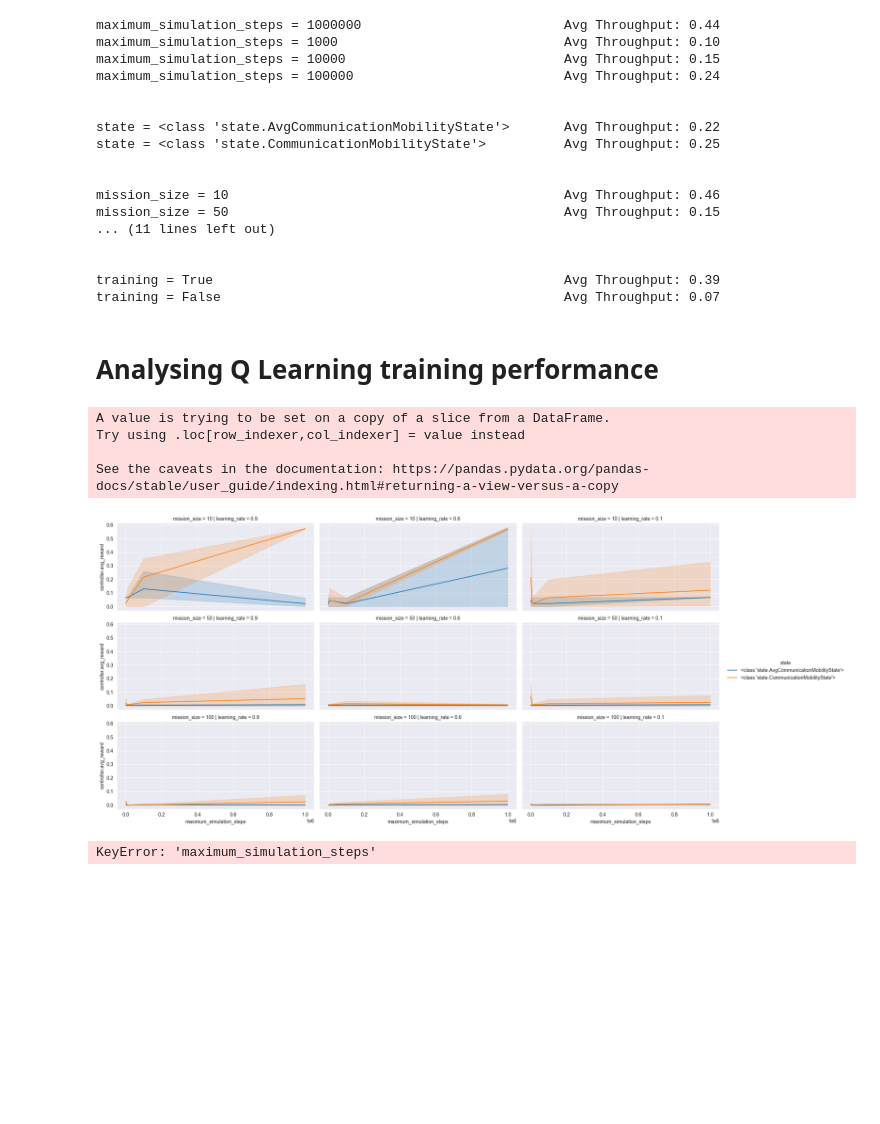
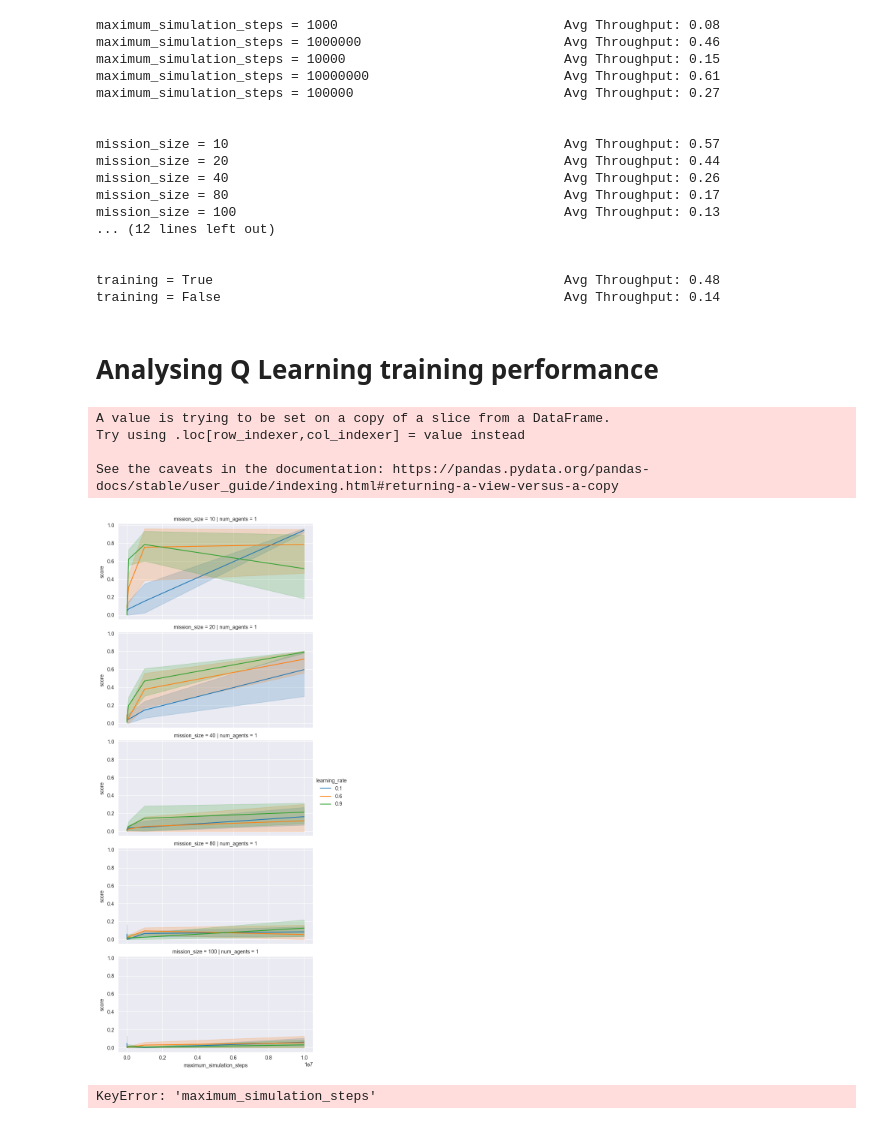
Before and after one commit to Thlamz/gradys-simple-simulation, a Jupyter notebook: analysis/result_analysis.ipynb, the cells around one changed output. Cells and saved outputs as stored; diff of their text form; code cells hidden in the pictures; blank space fills up the shorter version.

```diff
--- a/analysis/result_analysis.ipynb
+++ b/analysis/result_analysis.ipynb
@@ -6,7 +6,7 @@ import json
 import plotly.express as px
 import plotly.graph_objects as go
 # %%
-with open("./result.json", "r") as file:
+with open("./results.json", "r") as file:
     result_file = json.loads(file.read())
 # %%
 result_df = pd.json_normalize(result_file['results'])
@@ -145,39 +144,39 @@ for column in variable_columns:
         print(f"{column} = {value}".ljust(60) + f"Avg Throughput: {result_df[result_df[column] == value]['score'].mean() :.2f}")
     print("\n")
 # %% [output]
-maximum_simulation_steps = 1000000                          Avg Throughput: 0.44
-maximum_simulation_steps = 1000                             Avg Throughput: 0.10
+maximum_simulation_steps = 1000                             Avg Throughput: 0.08
+maximum_simulation_steps = 1000000                          Avg Throughput: 0.46
 maximum_simulation_steps = 10000                            Avg Throughput: 0.15
-maximum_simulation_steps = 100000                           Avg Throughput: 0.24
+maximum_simulation_steps = 10000000                         Avg Throughput: 0.61
+maximum_simulation_steps = 100000                           Avg Throughput: 0.27
 
 
-state = <class 'state.AvgCommunicationMobilityState'>       Avg Throughput: 0.22
-state = <class 'state.CommunicationMobilityState'>          Avg Throughput: 0.25
+mission_size = 10                                           Avg Throughput: 0.57
+mission_size = 20                                           Avg Throughput: 0.44
+mission_size = 40                                           Avg Throughput: 0.26
+mission_size = 80                                           Avg Throughput: 0.17
+mission_size = 100                                          Avg Throughput: 0.13
+... (12 lines left out)
 
 
-mission_size = 10                                           Avg Throughput: 0.46
-mission_size = 50                                           Avg Throughput: 0.15
-... (11 lines left out)
-
-
-training = True                                             Avg Throughput: 0.39
-training = False                                            Avg Throughput: 0.07
+training = True                                             Avg Throughput: 0.48
+training = False                                            Avg Throughput: 0.14
 # %% [markdown]
 # Analysing Q Learning training performance
 # %%
 q_learning_testing = result_df[result_df['controller'].str.contains('QLearning') & (result_df['training'] == 'False')]
 q_learning_testing['maximum_simulation_steps'] = pd.to_numeric(q_learning_testing['maximum_simulation_steps'])
 
-grid = sns.FacetGrid(q_learning_testing, row='mission_size', col='learning_rate', hue='state', aspect=2)
-grid.map_dataframe(sns.lineplot, x='maximum_simulation_steps', y='controller.avg_reward')
+grid = sns.FacetGrid(q_learning_testing, row='mission_size', col='num_agents', hue='learning_rate', aspect=2)
+grid.map_dataframe(sns.lineplot, x='maximum_simulation_steps', y='score')
 grid.add_legend()
 plt.show()
 # %% [output]
 A value is trying to be set on a copy of a slice from a DataFrame.
 Try using .loc[row_indexer,col_indexer] = value instead
 
 See the caveats in the documentation: https://pandas.pydata.org/pandas-docs/stable/user_guide/indexing.html#returning-a-view-versus-a-copy
-[figure, old version]
+[figure, new version]
 # %%
 q_learning_training = result_df[result_df['controller'].str.contains('QLearning') & (result_df['training'] == 'True')]
 q_learning_training.sort_values('maximum_simulation_steps', axis=1).groupby('maximum_simulation_steps')['avg_throughput'].mean().plot()
```
Also changed, not shown: parts of 4 cells of this notebook, 1 other file.
